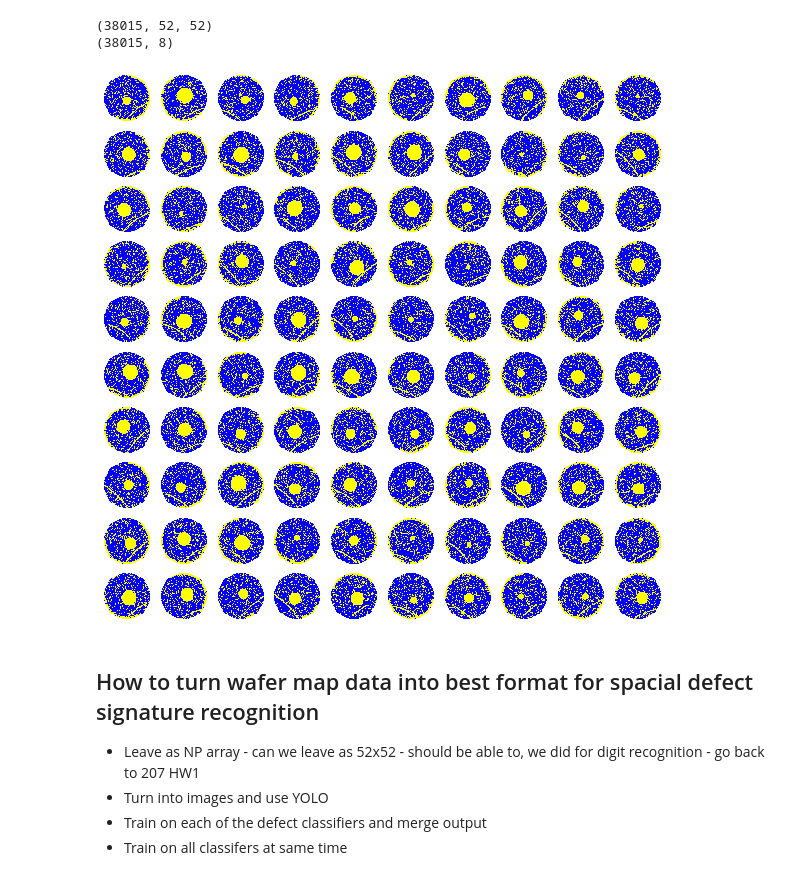
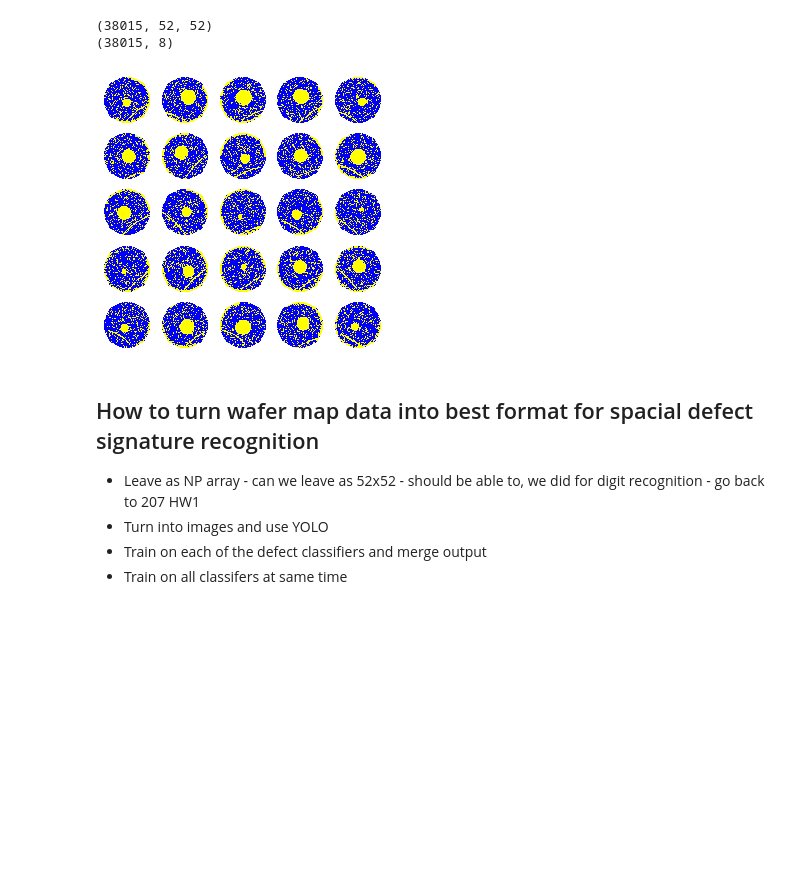
Before and after one commit to sngatzemeier/Wafer-Defect-Classification, a Jupyter notebook: EDA_Notebook.ipynb, the cells around one changed output. Cells and saved outputs as stored; diff of their text form; code cells hidden in the pictures; blank space fills up the shorter version.

```diff
--- a/EDA_Notebook.ipynb
+++ b/EDA_Notebook.ipynb
@@ -46,21 +46,24 @@ print(defect_labels.shape)
 (38015, 52, 52)
 (38015, 8)
 # %%
-# Plot first 100 wafer maps
-ax_cnt = 10
+# Plot first 25 wafer maps
+# Note: There are 25 wafers in a lot, so would be good to build a tool
+# that displays all wafer maps by lot
+
+ax_cnt = 5
 
 fig, axs = plt.subplots(ax_cnt, ax_cnt, figsize=(ax_cnt, ax_cnt))
 
 # make a color map of fixed colors - blue passing die, yellow failing die
 cmap = colors.ListedColormap(['white', 'blue', 'yellow'])
 
 # Nested for loops to loop through all digits and number of examples input for ploting
 for i in range(ax_cnt**2):
     # imshow to plot image in axs i,j loaction in plot
     axs[i%ax_cnt,int(i/ax_cnt)].imshow(wafer_maps[i], interpolation='none', cmap=cmap)
     axs[i%ax_cnt,int(i/ax_cnt)].axis('off')
 # %% [output]
-[figure, old version]
+[figure, new version]
 # %% [markdown]
 ## How to turn wafer map data into best format for spacial defect signature recognition
 - Leave as NP array - can we leave as 52x52 - should be able to, we did for digit recognition - go back to 207 HW1
```
Also changed, not shown: parts of 20 cells of this notebook.
